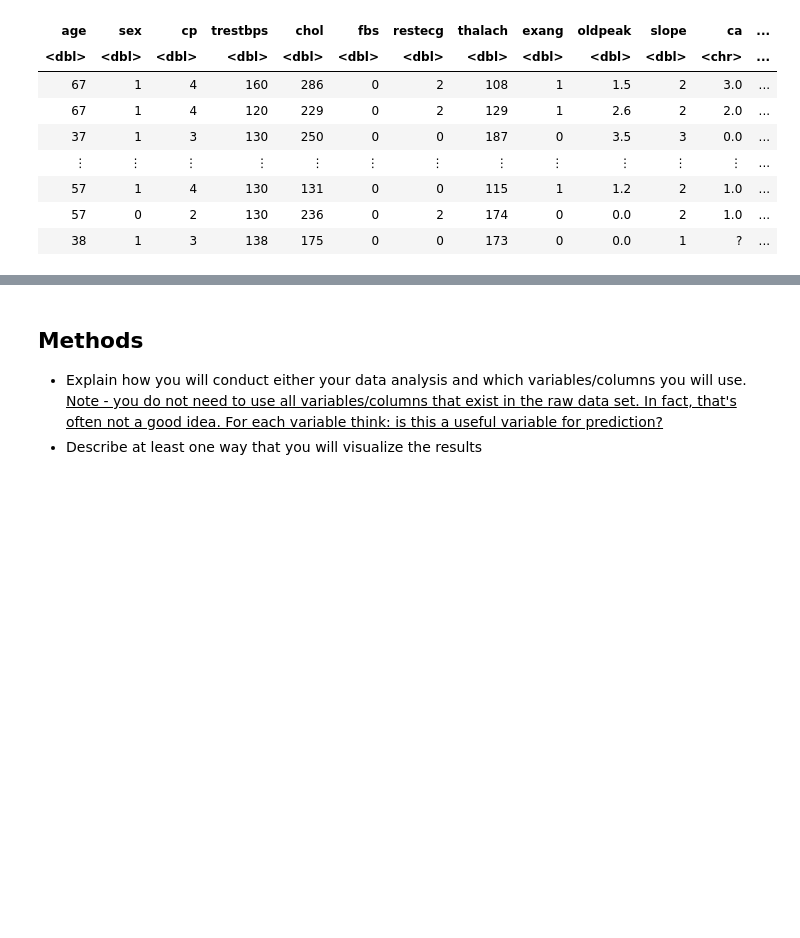
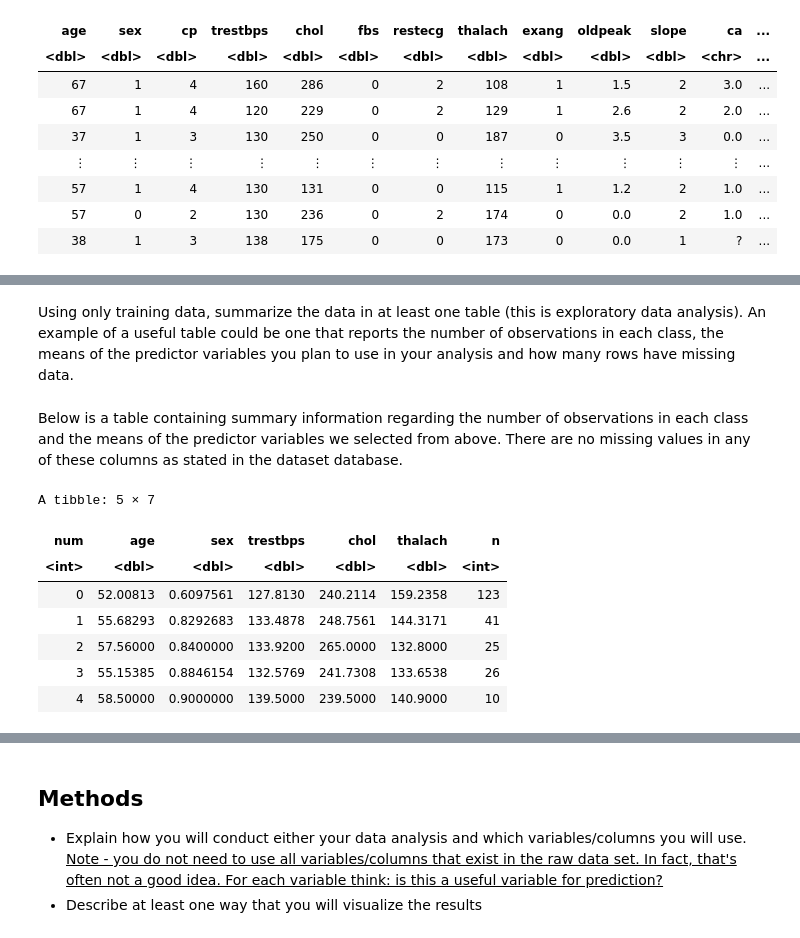
Before and after one commit to xiangxichen11/DSCI-100-project-group-29, a Jupyter notebook: group_proposal.ipynb, the cells around one changed output, grey strips where cells are left out. Cells and saved outputs as stored; diff of their text form; code cells hidden in the pictures; blank space fills up the shorter version.

Commit message:
completed prelim analysis

```diff
--- a/group_proposal.ipynb
+++ b/group_proposal.ipynb
@@ -64,0 +87,22 @@ A data.frame: 77 × 14
+# %% [markdown]
+Using only training data, summarize the data in at least one table (this is exploratory data analysis). An example of a useful table could be one that reports the number of observations in each class, the means of the predictor variables you plan to use in your analysis and how many rows have missing data.
+# %% [markdown]
+Below is a table containing summary information regarding the number of observations in each class and the means of the predictor variables we selected from above. There are no missing values in any of these columns as stated in the dataset database.
+# %%
+cleve_train_summary <- cleve_train |>
+  group_by(num) |>
+  summarise(
+    across(where(is.numeric), mean, na.rm = TRUE),
+    n = n()
+  )
+
+cleve_train_summary
+# %% [output]
+A tibble: 5 × 7
+| num | age | sex | trestbps | chol | thalach | n |
+| <int> | <dbl> | <dbl> | <dbl> | <dbl> | <dbl> | <int> |
+| 0 | 52.00813 | 0.6097561 | 127.8130 | 240.2114 | 159.2358 | 123 |
+| 1 | 55.68293 | 0.8292683 | 133.4878 | 248.7561 | 144.3171 | 41 |
+| 2 | 57.56000 | 0.8400000 | 133.9200 | 265.0000 | 132.8000 | 25 |
+| 3 | 55.15385 | 0.8846154 | 132.5769 | 241.7308 | 133.6538 | 26 |
+| 4 | 58.50000 | 0.9000000 | 139.5000 | 239.5000 | 140.9000 | 10 |
```
Also changed, not shown: parts of 6 cells of this notebook.
